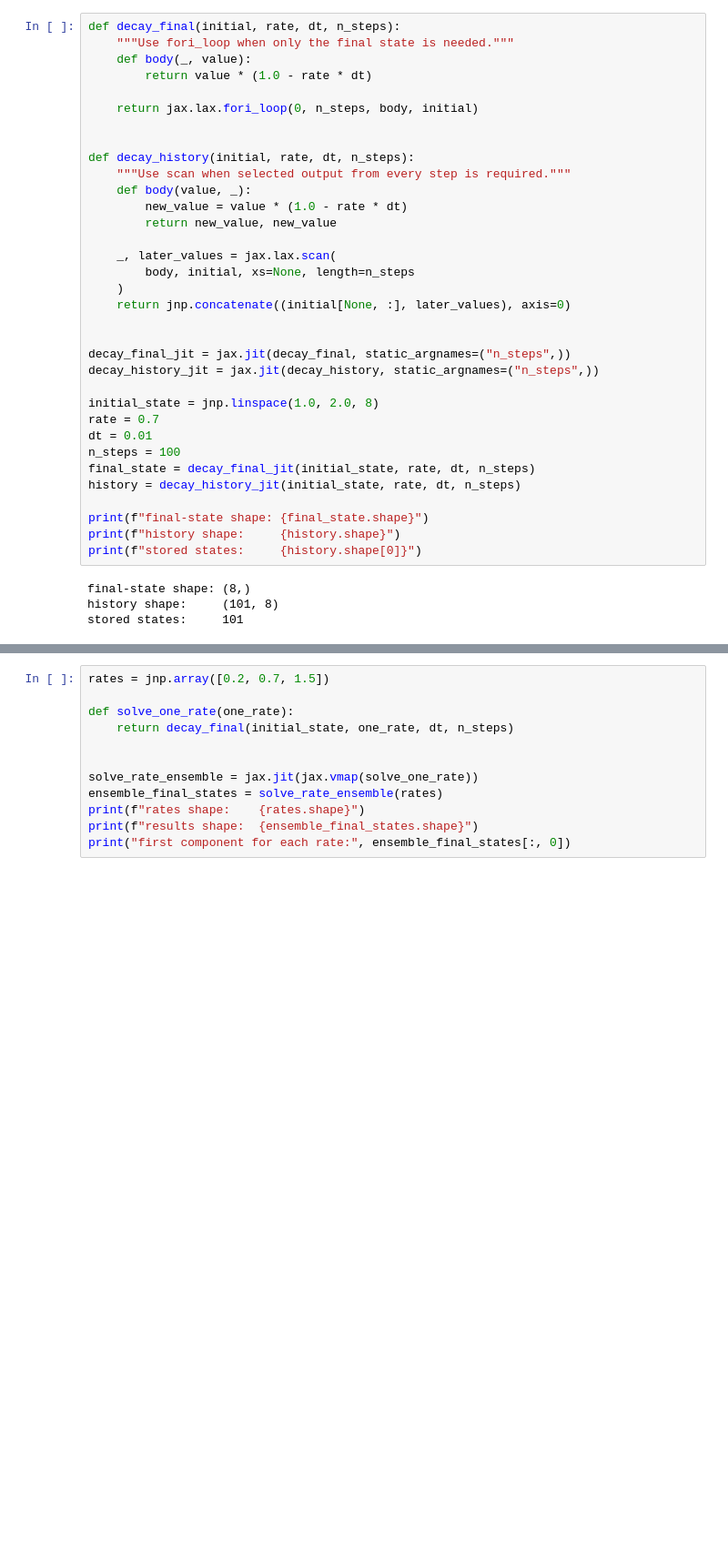
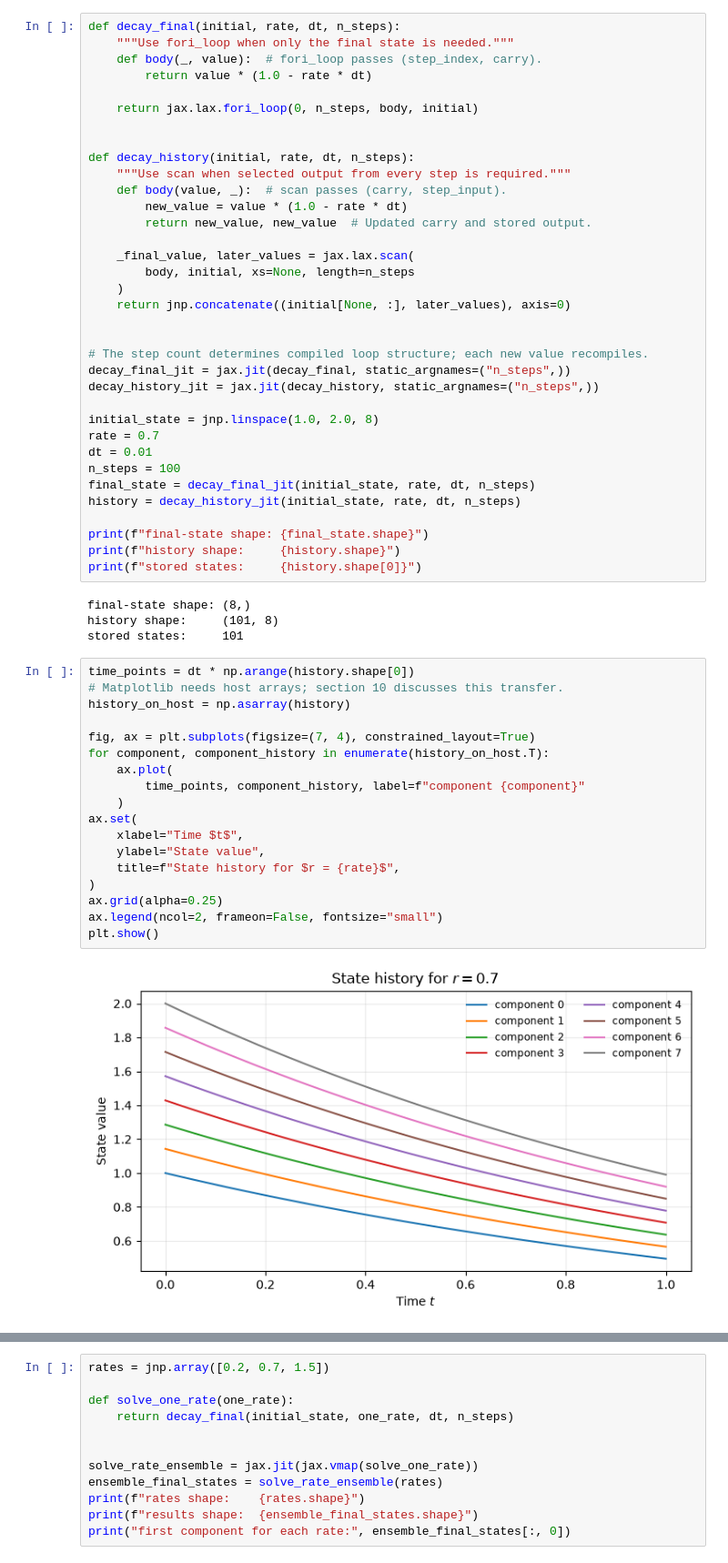
Before and after one commit to gjbex/Python-on-GPUs, a Jupyter notebook: source-code/jax/jax_features.ipynb, the cells around one changed output, grey strips where cells are left out. Shown at 91% size. Cells and saved outputs as stored; diff of their text form; blank space fills up the shorter version.

```diff
--- a/source-code/jax/jax_features.ipynb
+++ b/source-code/jax/jax_features.ipynb
@@ -191,7 +286,7 @@ We use the simple recurrence $x^{n+1}=x^n(1-r\Delta t)$ as a miniature stand-in
 # %%
 def decay_final(initial, rate, dt, n_steps):
     """Use fori_loop when only the final state is needed."""
-    def body(_, value):
+    def body(_, value):  # fori_loop passes (step_index, carry).
         return value * (1.0 - rate * dt)
 
     return jax.lax.fori_loop(0, n_steps, body, initial)
@@ -199,16 +294,17 @@ def decay_final(initial, rate, dt, n_steps):
 
 def decay_history(initial, rate, dt, n_steps):
     """Use scan when selected output from every step is required."""
-    def body(value, _):
+    def body(value, _):  # scan passes (carry, step_input).
         new_value = value * (1.0 - rate * dt)
-        return new_value, new_value
+        return new_value, new_value  # Updated carry and stored output.
 
-    _, later_values = jax.lax.scan(
+    _final_value, later_values = jax.lax.scan(
         body, initial, xs=None, length=n_steps
     )
     return jnp.concatenate((initial[None, :], later_values), axis=0)
 
 
+# The step count determines compiled loop structure; each new value recompiles.
 decay_final_jit = jax.jit(decay_final, static_argnames=("n_steps",))
 decay_history_jit = jax.jit(decay_history, static_argnames=("n_steps",))
 
@@ -226,4 +322,24 @@ print(f"stored states:     {history.shape[0]}")
 final-state shape: (8,)
 history shape:     (101, 8)
 stored states:     101
+# %%
+time_points = dt * np.arange(history.shape[0])
+# Matplotlib needs host arrays; section 10 discusses this transfer.
+history_on_host = np.asarray(history)
+
+fig, ax = plt.subplots(figsize=(7, 4), constrained_layout=True)
+for component, component_history in enumerate(history_on_host.T):
+    ax.plot(
+        time_points, component_history, label=f"component {component}"
+    )
+ax.set(
+    xlabel="Time $t$",
+    ylabel="State value",
+    title=f"State history for $r = {rate}$",
+)
+ax.grid(alpha=0.25)
+ax.legend(ncol=2, frameon=False, fontsize="small")
+plt.show()
+# %% [output]
+[figure, added]
 # %% [markdown]
```
Also changed, not shown: parts of 23 cells of this notebook, 1 other file.
